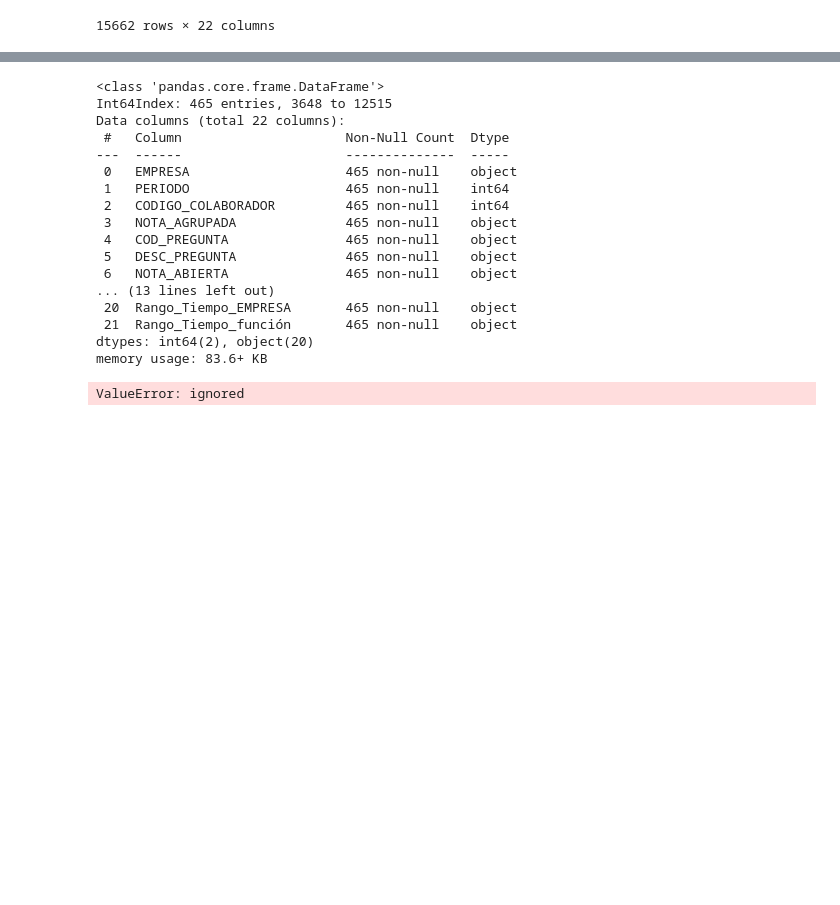
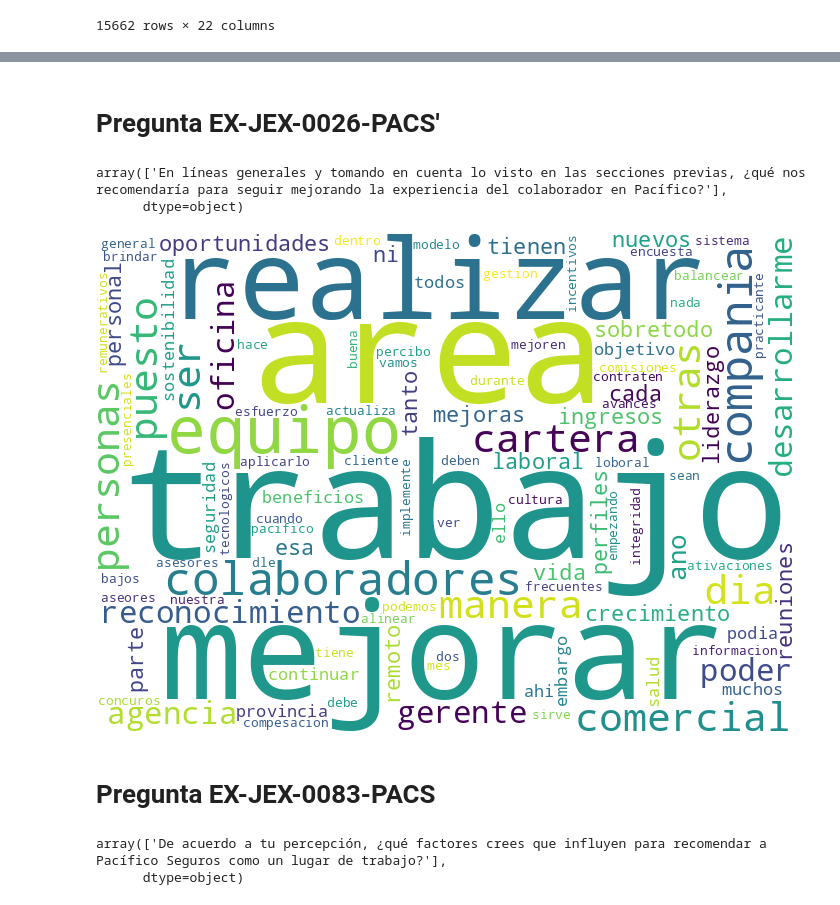
Before and after one commit to ClauRozasG/TextMining-Encuestas, a Jupyter notebook: Análisis_de_respuesta_de_encuestas.ipynb, the cells around one changed output, grey strips where cells are left out. Drawn from its saved outputs; the diff is of its cells as text; code cells hidden in the pictures; blank space fills up the shorter version.

```diff
--- a/Análisis_de_respuesta_de_encuestas.ipynb
+++ b/Análisis_de_respuesta_de_encuestas.ipynb
@@ -161,0 +275,2 @@ wordcloud.to_image()
+# %%
+df_movers_nuevo_detractor['NOTA_ABIERTA'] = df_movers_nuevo_detractor['NOTA_ABIERTA'].apply(lambda x: unidecode(str(x)))
@@ -219,20 +346,0 @@ df_nuevo_detractores
-# %%
-df_nuevo_detractores.info()
-# %% [output]
-<class 'pandas.core.frame.DataFrame'>
-Int64Index: 465 entries, 3648 to 12515
-Data columns (total 22 columns):
- #   Column                     Non-Null Count  Dtype
----  ------                     --------------  -----
- 0   EMPRESA                    465 non-null    object
- 1   PERIODO                    465 non-null    int64
- 2   CODIGO_COLABORADOR         465 non-null    int64
- 3   NOTA_AGRUPADA              465 non-null    object
- 4   COD_PREGUNTA               465 non-null    object
- 5   DESC_PREGUNTA              465 non-null    object
- 6   NOTA_ABIERTA               465 non-null    object
-... (13 lines left out)
- 20  Rango_Tiempo_EMPRESA       465 non-null    object
- 21  Rango_Tiempo_función       465 non-null    object
-dtypes: int64(2), object(20)
-memory usage: 83.6+ KB
@@ -242,20 +347,33 @@ from wordcloud import WordCloud, STOPWORDS
+# %% [markdown]
+# **Pregunta EX-JEX-0026-PACS'**
+# %%
+df_movers_nuevo_detractor_pregunta1 = df_movers_nuevo_detractor[(df_movers_nuevo_detractor['COD_PREGUNTA'] == 'EX-JEX-0026-PACS') & (df_movers_nuevo_detractor['PERIODO'] == 202310)].copy()
+# %%
+df_movers_nuevo_detractor_pregunta1['DESC_PREGUNTA'].unique()
+# %% [output]
+array(['En líneas generales y tomando en cuenta lo visto en las secciones previas, ¿qué nos recomendaría para seguir mejorando la experiencia del colaborador en Pacífico?'],
+      dtype=object)
 # %%
 total_palabras = ' '
 stopwords = STOPWORDS.update(['que', 'qué', 'con', 'de', 'te', 'en', 'la', 'lo', 'le', 'el', 'las', 'los', 'les', 'por', 'es',
                               'son', 'se', 'para', 'un', 'una', 'chicos', 'su', 'si', 'chic','nos', 'ya', 'hay', 'esta',
                               'pero', 'del', 'mas', 'más', 'eso', 'este', 'como', 'así', 'todo', 'https','Media','omitted',
-                              'y', 'mi', 'o', 'q', 'yo', 'al', 'xd', 'sin', 'tu', 'algún', 'donde', 'quien', 'xq', 'hasta', 'v', ' '])
+                              'y', 'mi', 'o', 'q', 'yo', 'al', 'xd', 'sin', 'tu', 'algún', 'donde', 'quien', 'xq', 'hasta', 'v', ' ', 'ti', 'para', 'ok', 'porque', 'sea', 'tambien', 'solo',
+                              'sus'])
 
-for mensaje in df_nuevo_detractores['NOTA_ABIERTA'].values:
-    palabras = str(mensaje).lower().split() # Obtener las palabras de cada línea del txt
+for mensaje in df_movers_nuevo_detractor_pregunta1['NOTA_ABIERTA'].values:
+    palabras = str(mensaje).lower().split()
     for palabra in palabras:
-        total_palabras = total_palabras + palabra + ' ' # Acumular todas las palabras
+        total_palabras = total_palabras + palabra + ' '
 
-wordcloud = WordCloud(width = 1000, height = 700,
-                background_color ='white',
+
+wordcloud = WordCloud(width = 700, height = 500,
+               background_color ='white',
                 stopwords = stopwords,
                 min_font_size = 10).generate(total_palabras)
 
 wordcloud.to_image()
 # %% [output]
-ValueError: ignored
+[figure, added]
+# %% [markdown]
+# **Pregunta EX-JEX-0083-PACS**
@@ -261,0 +382,5 @@ ValueError: ignored
+# %%
+df_movers_nuevo_detractor_pregunta2['DESC_PREGUNTA'].unique()
+# %% [output]
+array(['De acuerdo a tu percepción, ¿qué factores crees que influyen para recomendar a Pacífico Seguros como un lugar de trabajo?'],
+      dtype=object)
```
Also changed, not shown: parts of 38 cells of this notebook.
